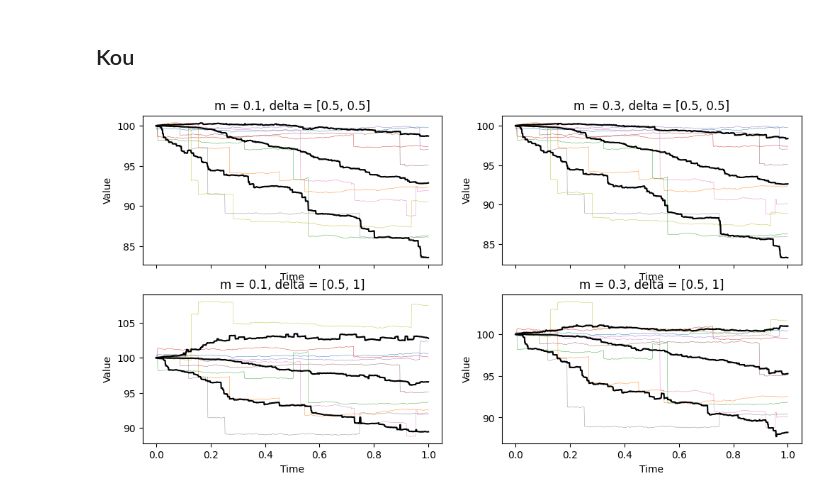
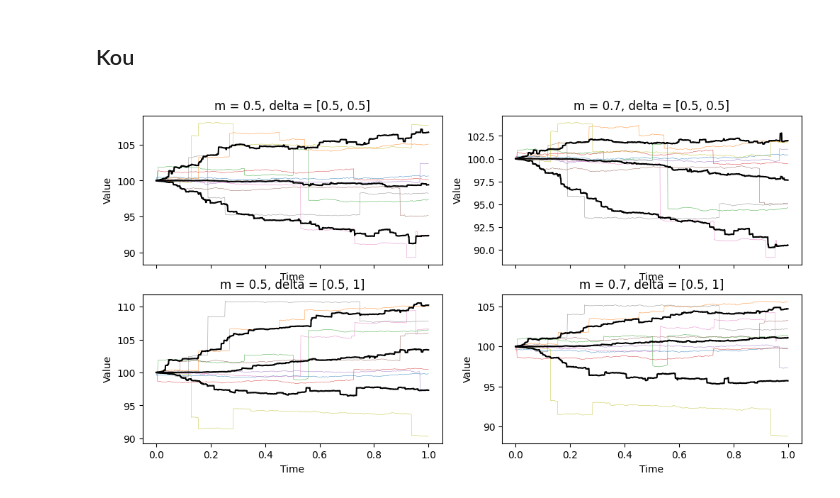
Before and after one commit to alexfaassen/STA2502, a Jupyter notebook: STA2502Report.ipynb, the cells around one changed output. Cells and saved outputs as stored; diff of their text form; code cells hidden in the pictures.

```diff
--- a/STA2502Report.ipynb
+++ b/STA2502Report.ipynb
@@ -163,29 +163,29 @@ plt.show()
 # %%
 # Parameters
 X0 = 100
 r = 0.05
 sigma = 0.5
 lam = 5
-m = [0.1, 0.3]
+m = [0.5, 0.7]
 delta = [[0.5, 0.5], [0.5, 1]]
 T = 1
 Ndt = 1000
 Nsims = 100
 
 # Figures
 fig, axes = plt.subplots(2, 2, figsize=(12,6), sharex=True)
 for idx_row, row in enumerate(axes):
     for idx_col, col in enumerate(row):
         np.random.seed(2502)
         t, price = sim_jump_diffusion(X0, T, Ndt, r, sigma, Nsims, "Kou", lam, m[idx_row], delta[idx_col])
 
         # plot the sample paths
         col.plot(t, price[:,1:10], linewidth=0.3)
         col.plot(t, np.quantile(price, [0.1, 0.5, 0.9], axis=1).transpose(),
                   linewidth=1.5, color='black')
         col.set_title(r"m = " + str(m[idx_col]) + r", delta = " + str(delta[idx_row]))
         col.set_xlabel('Time')
         col.set_ylabel('Value')
 plt.show()
 # %% [output]
-[figure, old version]
+[figure, new version]
```
Also changed, not shown: parts of 3 cells of this notebook.
